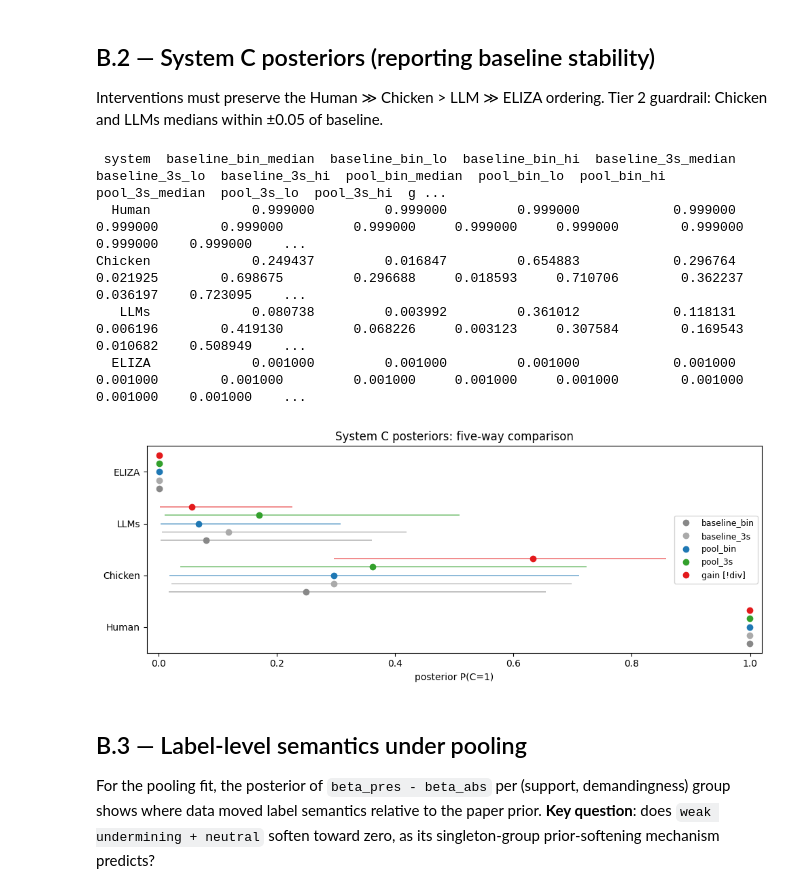
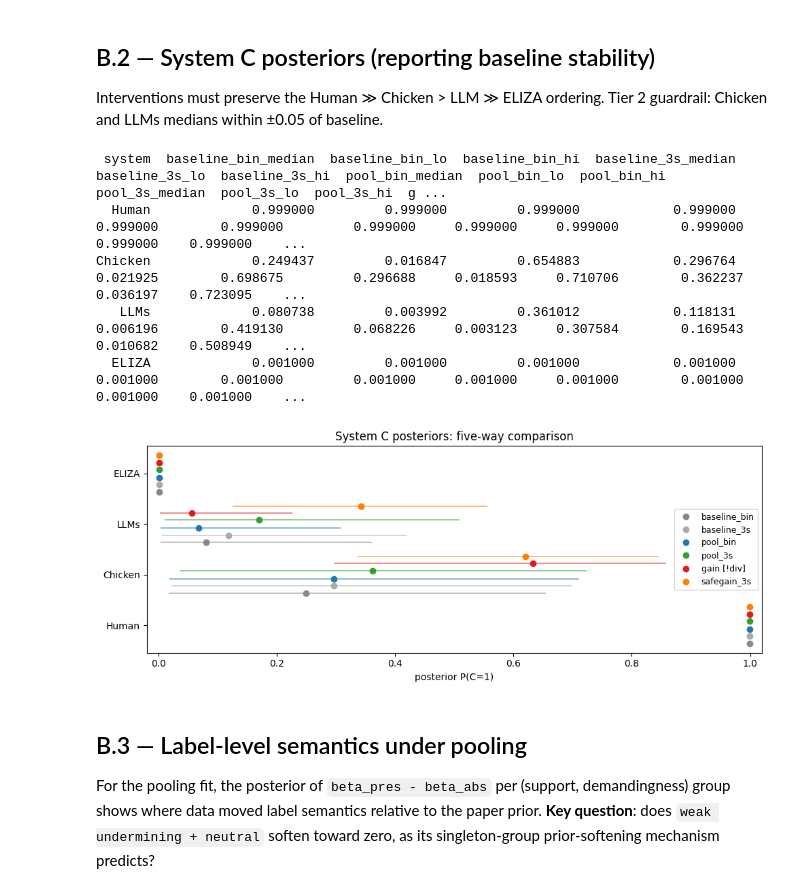
Before and after one commit to RyanJafefKelly/dcm-code, a Jupyter notebook: notebooks/18_gwt_tree_propagation.ipynb, the cells around one changed output. Drawn from its saved outputs; the diff is of its cells as text; code cells hidden in the pictures.

```diff
--- a/notebooks/18_gwt_tree_propagation.ipynb
+++ b/notebooks/18_gwt_tree_propagation.ipynb
@@ -466,23 +466,21 @@ BASELINE_3S_PATH = 'results/gwt_binary_three_state/three_state_anchored.nc'
 POOL_BIN_PATH = 'results/gwt_tree_pooling/binary_pooled_anchored.nc'
 POOL_3S_PATH = 'results/gwt_tree_pooling/three_state_pooled_anchored.nc'
 GAIN_PATH = 'results/gwt_transmission_gain/binary_gain_g2p5_anchored.nc'
+SAFEGAIN_3S_PATH = 'results/gwt_transmission_gain/three_state_gain_g2p5_safe_anchored.nc'
 
-# Anonymisation helpers.  Real names live only in tree_propagation_diagnostic._EXPERT_ANON_MAP
-# and data_cache.json; the notebook refers to experts by their anonymised codes
-# (E_cross, E_chickenA/B, E_llmA/B/C) and uses these helpers to resolve back to
-# the processor's integer index when filtering observations.
-ANON = dict(_MAP)  # real -> anon
+ANON = dict(_MAP)
 _REAL_BY_ANON = {v: k for k, v in _MAP.items()}
 def _real(anon_code: str) -> str:
     return _REAL_BY_ANON[anon_code]
 
-def _ctx(state_model='binary', pool=False, gain=1.0):
+def _ctx(state_model='binary', pool=False, gain=1.0, safe_gain=False):
     from dcm_model import ModelConfig
     cfg = ModelConfig(
         USE_EXPERT_SHIFTS=False, USE_HIERARCHICAL_EXPERT_CUTPOINTS=False,
         INDICATOR_STATE_MODEL=state_model,
         POOL_BETAS_BY_LABEL=pool,
         TRANSMISSION_GAIN=gain,
+        GAIN_LOGIT_NORMAL=safe_gain,
     )
     sd = next(s for s in load_data(cfg) if s['name'] == 'Global Workspace Theory')
     proc = MultiSystemDataProcessor(cfg); proc.process(sd, [s for s, _ in ANCHORED_SYSTEM_CONFIGS])
@@ -497,6 +495,7 @@ for name, path, ctx_kwargs in [
     ('pool_bin', POOL_BIN_PATH, dict(state_model='binary', pool=True)),
     ('pool_3s', POOL_3S_PATH, dict(state_model='three_state', pool=True)),
     ('gain', GAIN_PATH, dict(state_model='binary', gain=2.5)),
+    ('safegain_3s', SAFEGAIN_3S_PATH, dict(state_model='three_state', gain=2.5, safe_gain=True)),
 ]:
     try:
         idata = az.from_netcdf(path)
@@ -559,7 +559,7 @@ SYS_VARS = {
     'LLMs': '2024_leading_chat_llms__global_workspace_theory_C',
     'ELIZA': 'eliza__global_workspace_theory_C',
 }
-FIT_ORDER = ['baseline_bin', 'baseline_3s', 'pool_bin', 'pool_3s', 'gain']
+FIT_ORDER = ['baseline_bin', 'baseline_3s', 'pool_bin', 'pool_3s', 'gain', 'safegain_3s']
 
 c_rows = []
 for system, var in SYS_VARS.items():
@@ -570,36 +570,36 @@ for system, var in SYS_VARS.items():
         row[f'{fit_name}_median'] = float(np.median(d))
         row[f'{fit_name}_lo'] = float(np.percentile(d, 3))
         row[f'{fit_name}_hi'] = float(np.percentile(d, 97))
     c_rows.append(row)
 c_df = pd.DataFrame(c_rows)
 print(c_df.to_string(index=False))
 
 # Forest plot
 fig, ax = plt.subplots(figsize=(10, 4))
 colors = {'baseline_bin': '#888888', 'baseline_3s': '#aaaaaa',
-          'pool_bin': '#1f78b4', 'pool_3s': '#33a02c', 'gain': '#e31a1c'}
-offsets = {'baseline_bin': -0.32, 'baseline_3s': -0.16, 'pool_bin': 0.0, 'pool_3s': 0.16, 'gain': 0.32}
+          'pool_bin': '#1f78b4', 'pool_3s': '#33a02c', 'gain': '#e31a1c', 'safegain_3s': '#ff7f00'}
+offsets = {'baseline_bin': -0.36, 'baseline_3s': -0.22, 'pool_bin': -0.08, 'pool_3s': 0.08, 'gain': 0.22, 'safegain_3s': 0.36}
 present = [f for f in FIT_ORDER if f in fits]
 for fit_name in present:
     y_vals = [c_df[f'{fit_name}_median'].iloc[i] for i in range(len(c_df))]
     lo_vals = [c_df[f'{fit_name}_lo'].iloc[i] for i in range(len(c_df))]
     hi_vals = [c_df[f'{fit_name}_hi'].iloc[i] for i in range(len(c_df))]
     ys = np.arange(len(c_df)) + offsets[fit_name]
     ax.hlines(ys, lo_vals, hi_vals, color=colors[fit_name], alpha=0.55, lw=1.3)
     ax.plot(y_vals, ys, 'o', color=colors[fit_name], markersize=6,
             label=fit_name + (' [!div]' if int(fits[fit_name]['idata'].sample_stats['diverging'].values.sum()) > 50 else ''))
 ax.set_yticks(np.arange(len(c_df))); ax.set_yticklabels(c_df['system'])
 ax.set_xlim(-0.02, 1.02); ax.set_xlabel('posterior P(C=1)')
 ax.set_title('System C posteriors: five-way comparison')
 ax.legend(loc='center right', fontsize=9)
 plt.tight_layout();
 # %% [output]
  system  baseline_bin_median  baseline_bin_lo  baseline_bin_hi  baseline_3s_median  baseline_3s_lo  baseline_3s_hi  pool_bin_median  pool_bin_lo  pool_bin_hi  pool_3s_median  pool_3s_lo  pool_3s_hi  g ...
   Human             0.999000         0.999000         0.999000            0.999000        0.999000        0.999000         0.999000     0.999000     0.999000        0.999000    0.999000    0.999000    ...
 Chicken             0.249437         0.016847         0.654883            0.296764        0.021925        0.698675         0.296688     0.018593     0.710706        0.362237    0.036197    0.723095    ...
    LLMs             0.080738         0.003992         0.361012            0.118131        0.006196        0.419130         0.068226     0.003123     0.307584        0.169543    0.010682    0.508949    ...
   ELIZA             0.001000         0.001000         0.001000            0.001000        0.001000        0.001000         0.001000     0.001000     0.001000        0.001000    0.001000    0.001000    ...
-[figure, old version]
+[figure, new version]
 # %% [markdown]
 ## B.3 — Label-level semantics under pooling
 
```
Also changed, not shown: parts of 7 cells of this notebook.
